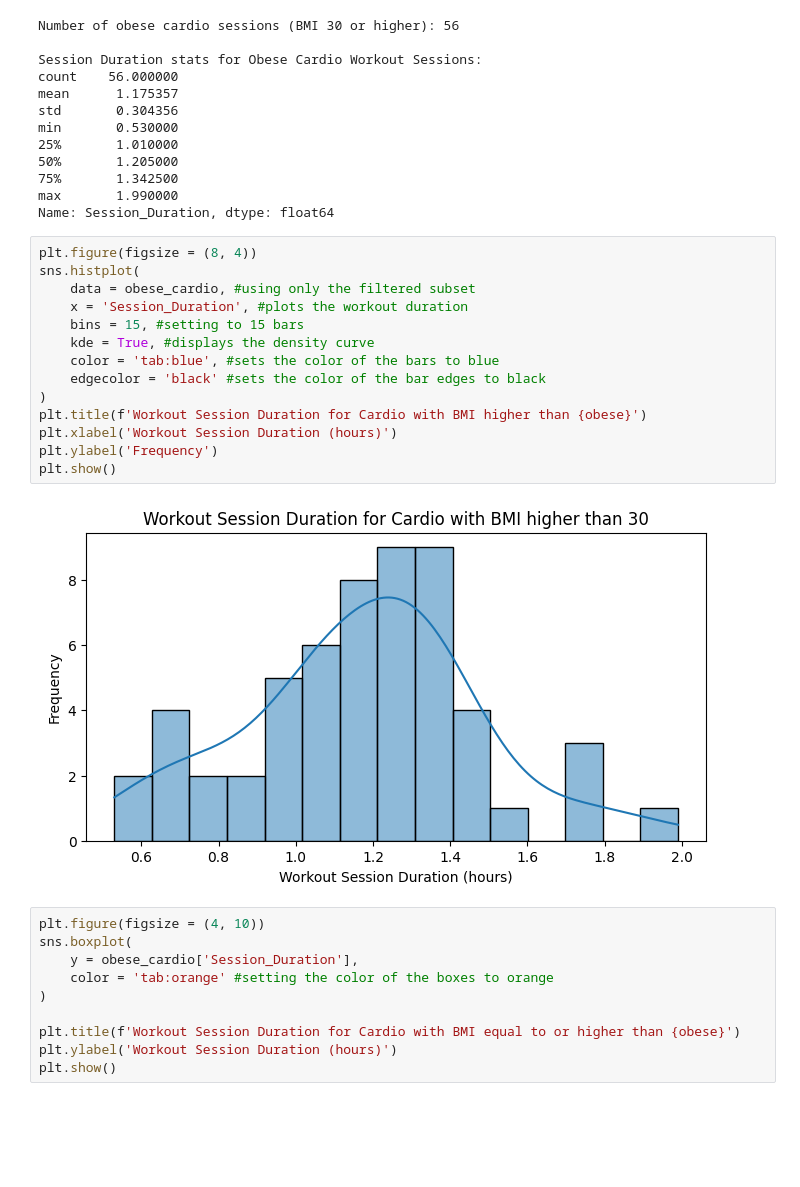
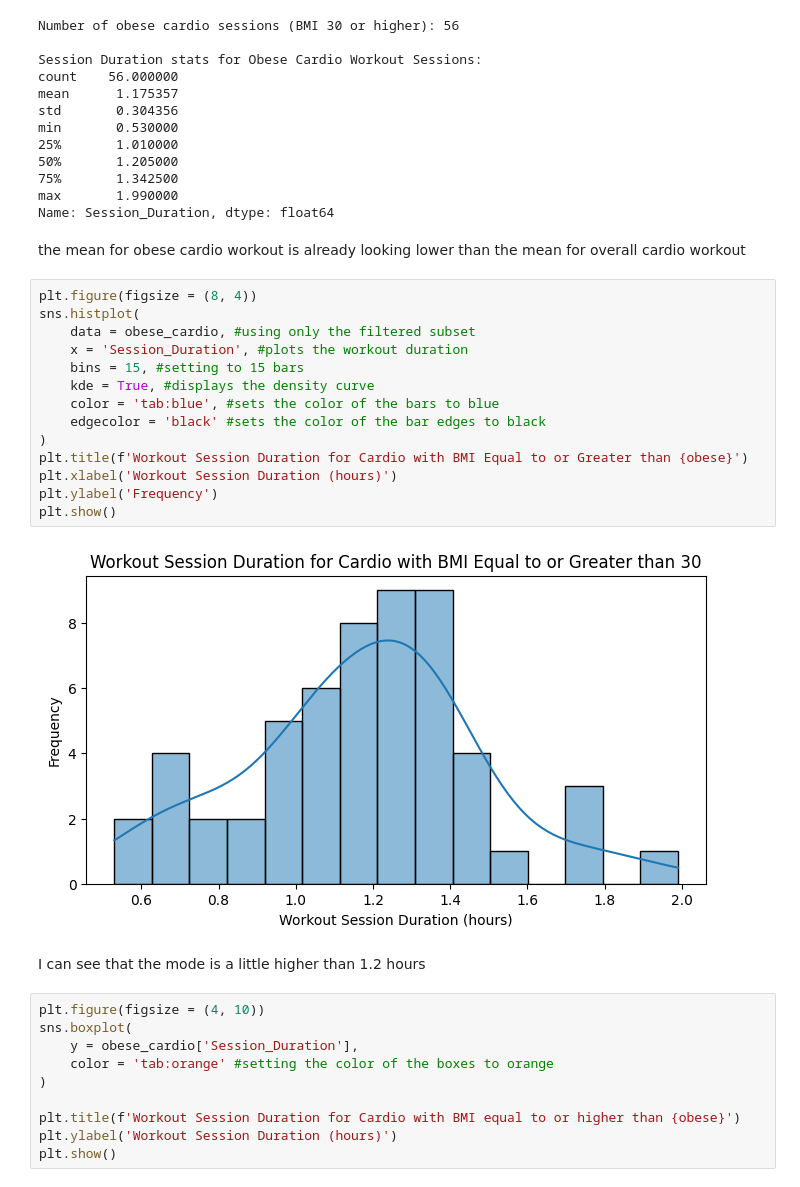
Before and after one commit to isabellaimcc/Final-Data-Bootcamp-Project, a Jupyter notebook: Isabella_M_Cheque_C_EDA_Final_Project.ipynb, the cells around one changed output. Saved outputs shown, nothing was run; the diff lists cells and outputs as text; blank space fills up the shorter version.

```diff
--- a/Isabella_M_Cheque_C_EDA_Final_Project.ipynb
+++ b/Isabella_M_Cheque_C_EDA_Final_Project.ipynb
@@ -360,22 +364,26 @@ min       0.530000
 75%       1.342500
 max       1.990000
 Name: Session_Duration, dtype: float64
+# %% [markdown]
+the mean for obese cardio workout is already looking lower than the mean for overall cardio workout
 # %%
 plt.figure(figsize = (8, 4))
 sns.histplot(
     data = obese_cardio, #using only the filtered subset
     x = 'Session_Duration', #plots the workout duration
     bins = 15, #setting to 15 bars
     kde = True, #displays the density curve
     color = 'tab:blue', #sets the color of the bars to blue
     edgecolor = 'black' #sets the color of the bar edges to black
 )
-plt.title(f'Workout Session Duration for Cardio with BMI higher than {obese}')
+plt.title(f'Workout Session Duration for Cardio with BMI Equal to or Greater than {obese}')
 plt.xlabel('Workout Session Duration (hours)')
 plt.ylabel('Frequency')
 plt.show()
 # %% [output]
-[figure, old version]
+[figure, new version]
+# %% [markdown]
+I can see that the mode is a little higher than 1.2 hours
 # %%
 plt.figure(figsize = (4, 10))
 sns.boxplot(
```
Also changed, not shown: parts of 6 cells of this notebook.
